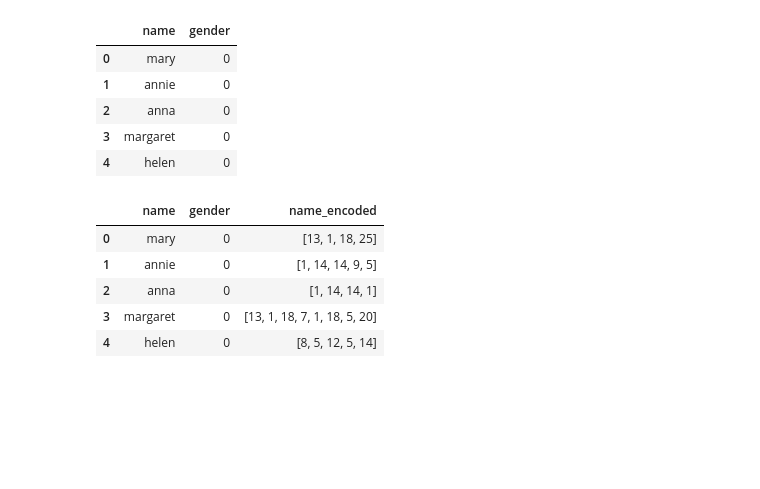
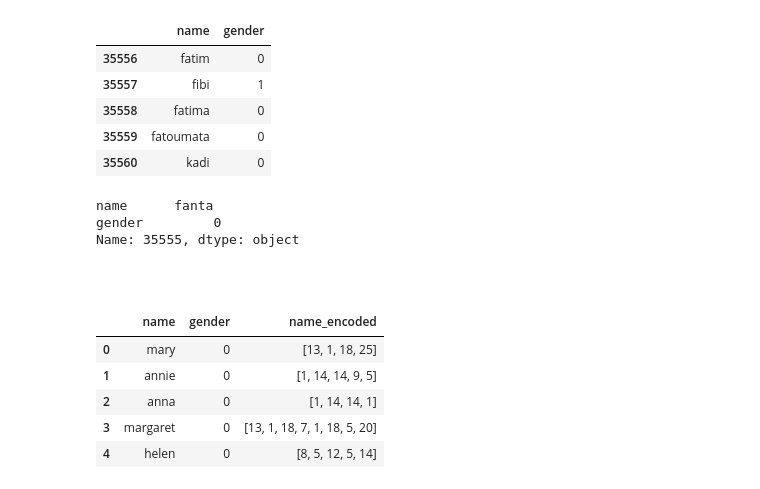
Before and after one commit to adiko225/Predict_sex, a Jupyter notebook: model_pred_sex.ipynb, the cells around one changed output. Drawn from its saved outputs; the diff is of its cells as text; code cells hidden in the pictures; blank space fills up the shorter version.

```diff
--- a/model_pred_sex.ipynb
+++ b/model_pred_sex.ipynb
@@ -38,14 +39,22 @@ def encod_sex(ch):
 
 data["gender"]= data["gender"].apply(encod_sex)
 # %%
-data.head()
+data.tail()
 # %% [output]
 |  | name | gender |
-| 0 | mary | 0 |
-| 1 | annie | 0 |
-| 2 | anna | 0 |
-| 3 | margaret | 0 |
-| 4 | helen | 0 |
+| 35556 | fatim | 0 |
+| 35557 | fibi | 1 |
+| 35558 | fatima | 0 |
+| 35559 | fatoumata | 0 |
+| 35560 | kadi | 0 |
+# %%
+data.iloc[35555, :]
+# %% [output]
+name      fanta
+gender         0
+Name: 35555, dtype: object
+# %% [markdown]
+##
 # %%
 def encod_names(name):
     name_split=list(name)
```
Also changed, not shown: parts of 23 cells of this notebook, 3 other files.
